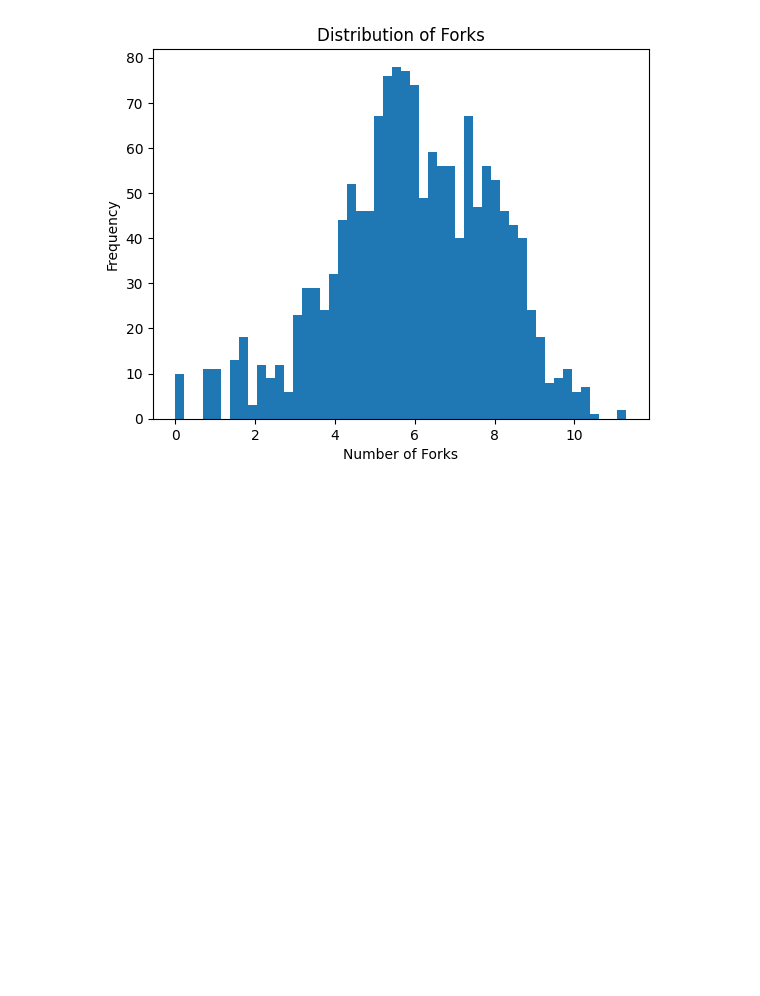
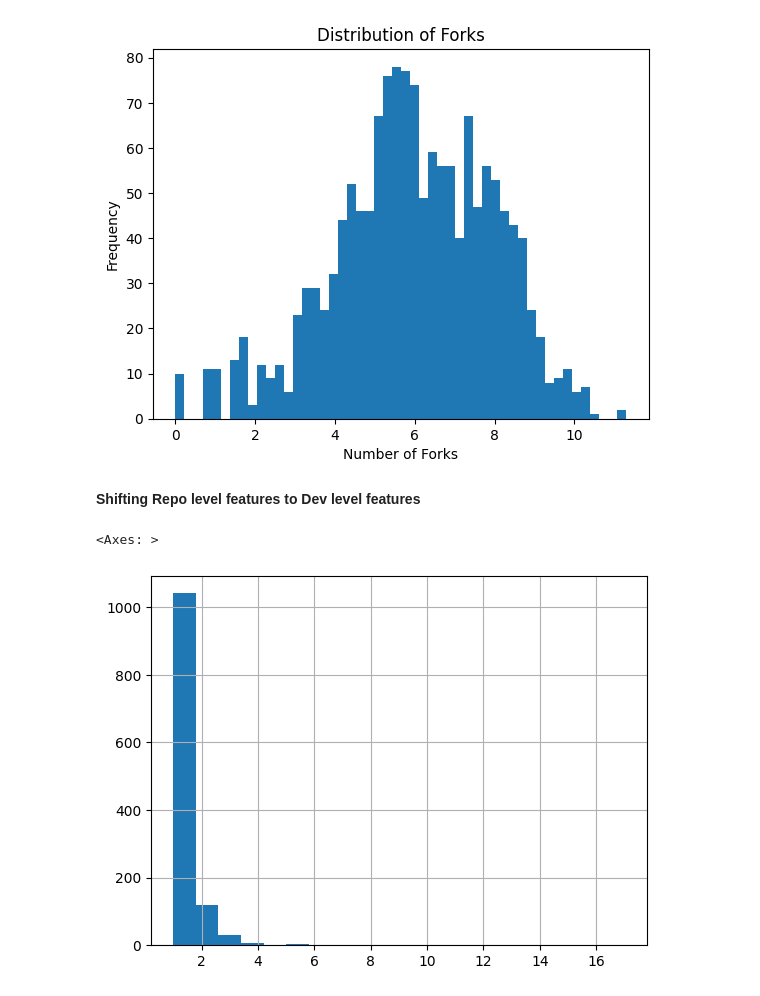
Before and after one commit to le-Affan/github-collaborator-recommendation-system, a Jupyter notebook: main.ipynb, the cells around one changed output. Drawn from its saved outputs; the diff is of its cells as text; code cells hidden in the pictures; blank space fills up the shorter version.

Commit message:
Started with shifting Repo level features to Dev level features with initial exploration

```diff
--- a/main.ipynb
+++ b/main.ipynb
@@ -250,3 +250,10 @@ plt.show()
 # %% [output]
 [figure]
 [figure]
+# %% [markdown]
+**Shifting Repo level features to Dev level features**
+# %%
+new_df['user'].value_counts().hist(bins=20)
+# %% [output]
+<Axes: >
+[figure, added]
```
